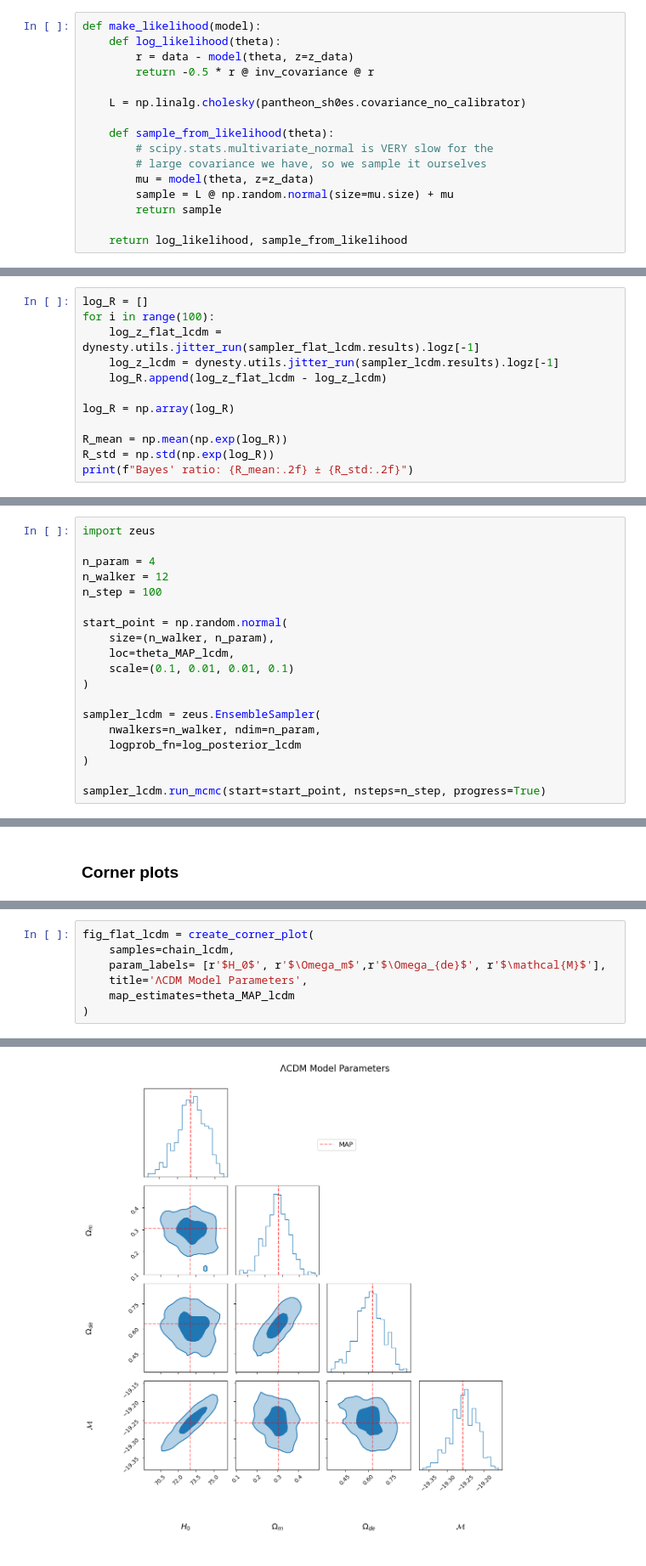
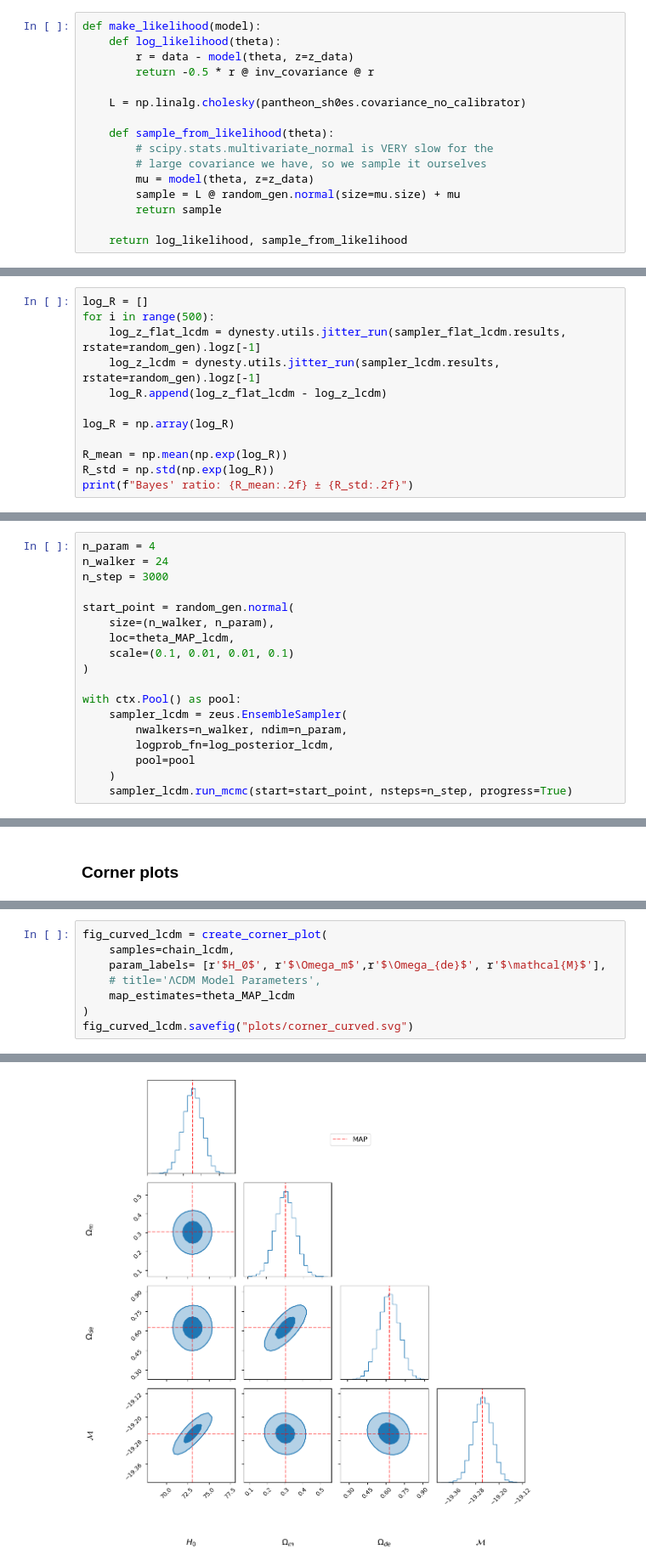
Before and after one commit to danschoe/bayes_stats, a Jupyter notebook: analysis.ipynb, the cells around one changed output, grey strips where cells are left out. Shown at 85% size. Drawn from its saved outputs; the diff is of its cells as text.

```diff
--- a/analysis.ipynb
+++ b/analysis.ipynb
@@ -143,7 +157,7 @@ def make_likelihood(model):
         # scipy.stats.multivariate_normal is VERY slow for the
         # large covariance we have, so we sample it ourselves
         mu = model(theta, z=z_data)
-        sample = L @ np.random.normal(size=mu.size) + mu
+        sample = L @ random_gen.normal(size=mu.size) + mu
         return sample
 
     return log_likelihood, sample_from_likelihood
@@ -281,9 +313,9 @@ logz: -729.797 +/-  0.327
 To get an estimate of the uncertainty of the Bayes' ratio, we use a tool from `dynesty` to resample our runs to get a set of evidence estimates.
 # %%
 log_R = []
-for i in range(100):
-    log_z_flat_lcdm = dynesty.utils.jitter_run(sampler_flat_lcdm.results).logz[-1]
-    log_z_lcdm = dynesty.utils.jitter_run(sampler_lcdm.results).logz[-1]
+for i in range(500):
+    log_z_flat_lcdm = dynesty.utils.jitter_run(sampler_flat_lcdm.results, rstate=random_gen).logz[-1]
+    log_z_lcdm = dynesty.utils.jitter_run(sampler_lcdm.results, rstate=random_gen).logz[-1]
     log_R.append(log_z_flat_lcdm - log_z_lcdm)
 
 log_R = np.array(log_R)
@@ -357,22 +389,21 @@ LCDM: χ²=1441.41, ndof=1580-4, PTE=0.993
 # %% [markdown]
 ### Posterior predictive checks
 # %%
-import zeus
+n_param = 4
+n_walker = 24
+n_step = 3000
 
-n_param = 4
-n_walker = 12
-n_step = 100
-
-start_point = np.random.normal(
+start_point = random_gen.normal(
     size=(n_walker, n_param),
     loc=theta_MAP_lcdm,
     scale=(0.1, 0.01, 0.01, 0.1)
 )
 
-sampler_lcdm = zeus.EnsembleSampler(
-    nwalkers=n_walker, ndim=n_param,
-    logprob_fn=log_posterior_lcdm
-)
-
-sampler_lcdm.run_mcmc(start=start_point, nsteps=n_step, progress=True)
+with ctx.Pool() as pool:
+    sampler_lcdm = zeus.EnsembleSampler(
+        nwalkers=n_walker, ndim=n_param,
+        logprob_fn=log_posterior_lcdm,
+        pool=pool
+    )
+    sampler_lcdm.run_mcmc(start=start_point, nsteps=n_step, progress=True)
 # %% [output]
@@ -843,10 +849,11 @@ Substituting symbol M from STIXNonUnicode
 # %%
-fig_flat_lcdm = create_corner_plot(
+fig_curved_lcdm = create_corner_plot(
     samples=chain_lcdm,
     param_labels= [r'$H_0$', r'$\Omega_m$',r'$\Omega_{de}$', r'$\mathcal{M}$'],
-    title='ΛCDM Model Parameters',
+    # title='ΛCDM Model Parameters',
     map_estimates=theta_MAP_lcdm
 )
+fig_curved_lcdm.savefig("plots/corner_curved.svg")
 # %% [output]
 Substituting symbol M from STIXNonUnicode
 Substituting symbol M from STIXNonUnicode
@@ -853 +861 @@ Substituting symbol M from STIXNonUnicode
-[figure, old version]
+[figure, new version]
```
Also changed, not shown: parts of 31 cells of this notebook.
